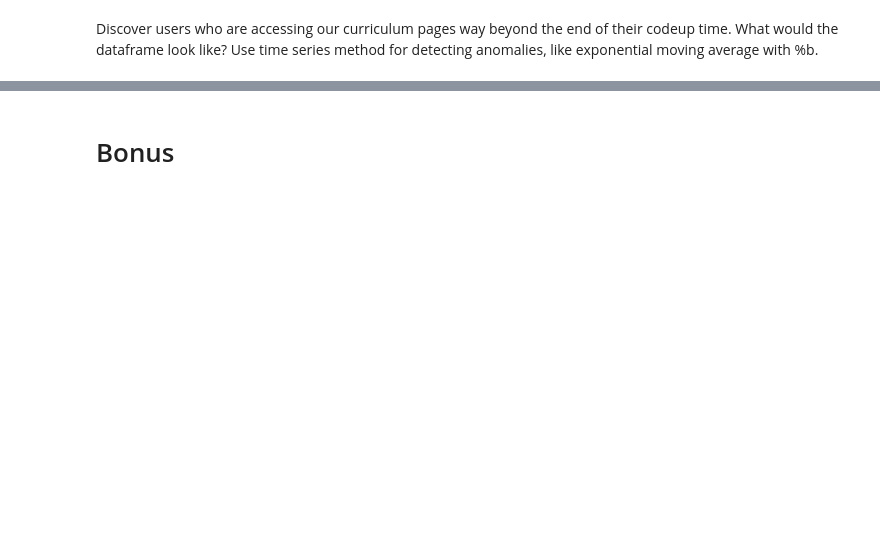
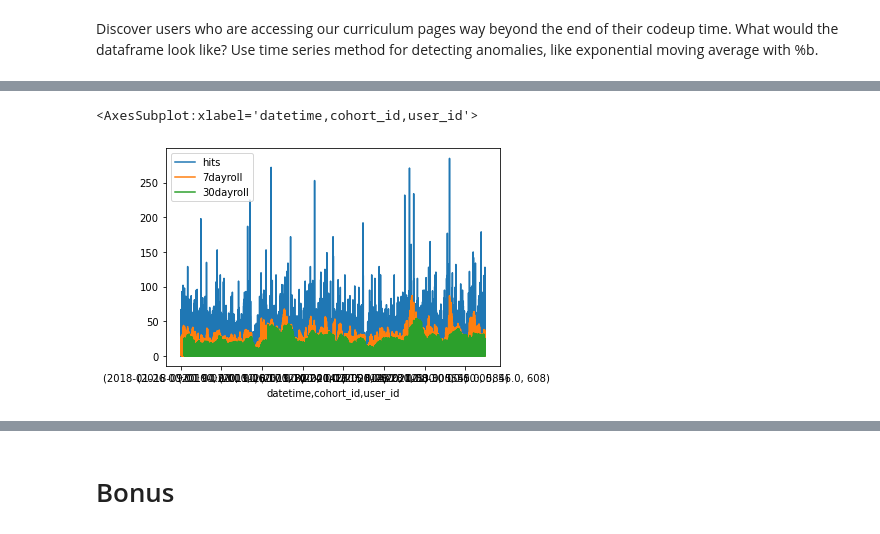
Before and after one commit to datastraine/anomaly-detection-exercises, a Jupyter notebook: time_series_anomaly_detection.ipynb, the cells around one changed output, grey strips where cells are left out. Drawn from its saved outputs; the diff is of its cells as text; code cells hidden in the pictures; blank space fills up the shorter version.

```diff
--- a/time_series_anomaly_detection.ipynb
+++ b/time_series_anomaly_detection.ipynb
@@ -283,0 +287,9 @@ Discover users who are accessing our curriculum pages way beyond the end of thei
+# %%
+# Create a dataframe that groups by user_id and cohort_id and then resamples by D to get the number of hits by user + cohort perday
+test = pd.DataFrame(data.groupby(['user_id', 'cohort_id']).resample('D').size())
+# Reset the index and then set the index to datetime
+test = test.reset_index().set_index('datetime')
+# Rename the columns as needed
+test.columns=['user_id', 'cohort_id', 'hits']
+# Print
+test
@@ -283,0 +311,12 @@ Discover users who are accessing our curriculum pages way beyond the end of thei
+# %%
+short_rolling = pd.DataFrame(test[['user_id', 'cohort_id', 'hits']].groupby(['user_id', 'cohort_id'])['hits'].rolling(window=7).mean())
+long_rolling = pd.DataFrame(test[['user_id', 'cohort_id', 'hits']].groupby(['user_id', 'cohort_id'])['hits'].rolling(window=30).mean())
+short_rolling = short_rolling.reset_index().set_index('datetime')
+long_rolling = long_rolling.reset_index().set_index('datetime')
+long_rolling.columns=['user_id', 'cohort_id', '30dayroll']
+short_rolling.columns=['user_id', 'cohort_id', '7dayroll']
+
+
+test = test.merge(short_rolling, on=['user_id', 'cohort_id', 'datetime'], how='inner')
+test = test.merge(long_rolling, on=['user_id', 'cohort_id', 'datetime'], how='inner')
+test
@@ -283,0 +338,5 @@ Discover users who are accessing our curriculum pages way beyond the end of thei
+# %%
+test.groupby(['datetime', 'cohort_id', 'user_id']).mean().plot()
+# %% [output]
+<AxesSubplot:xlabel='datetime,cohort_id,user_id'>
+[figure, added]
```
Also changed, not shown: parts of 11 cells of this notebook.
